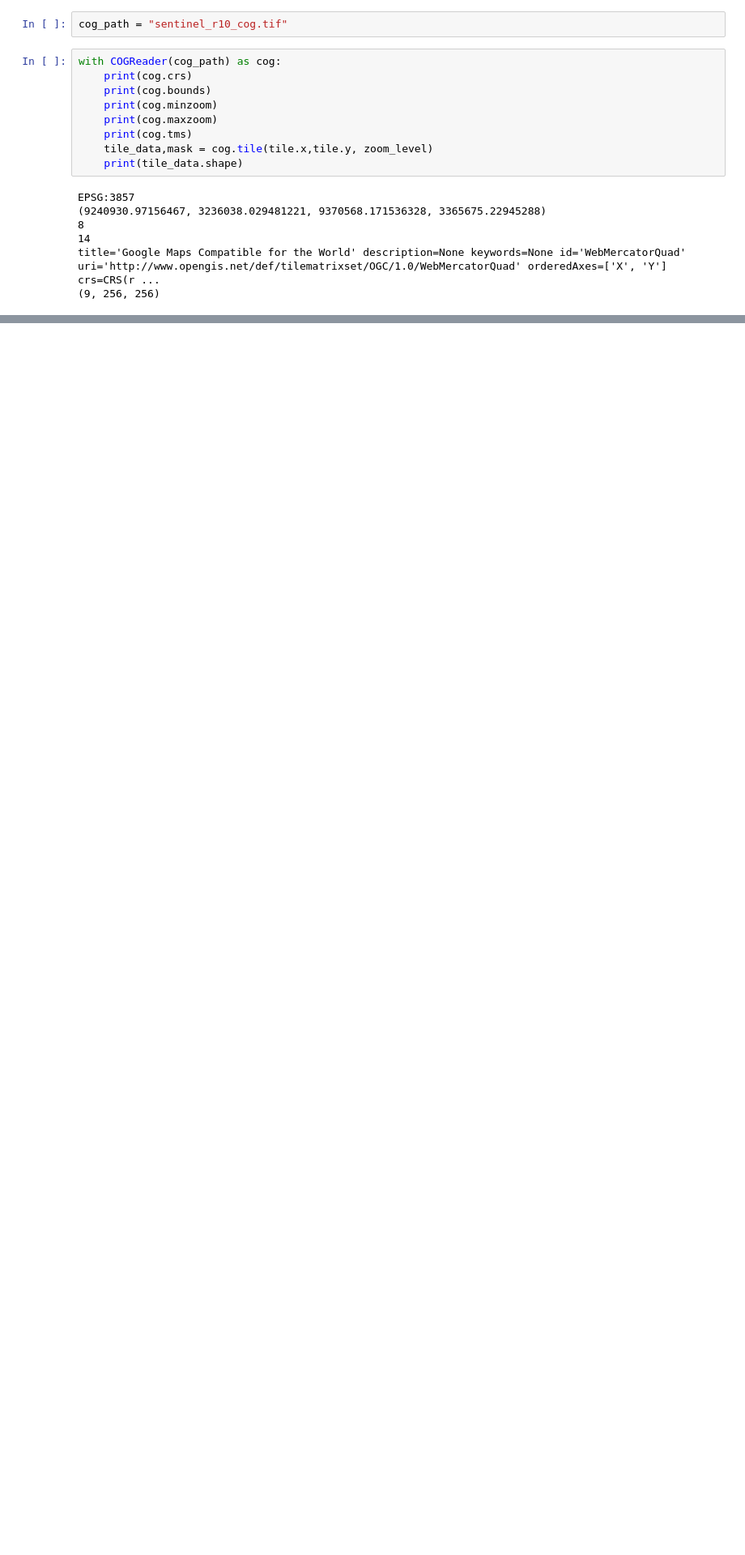
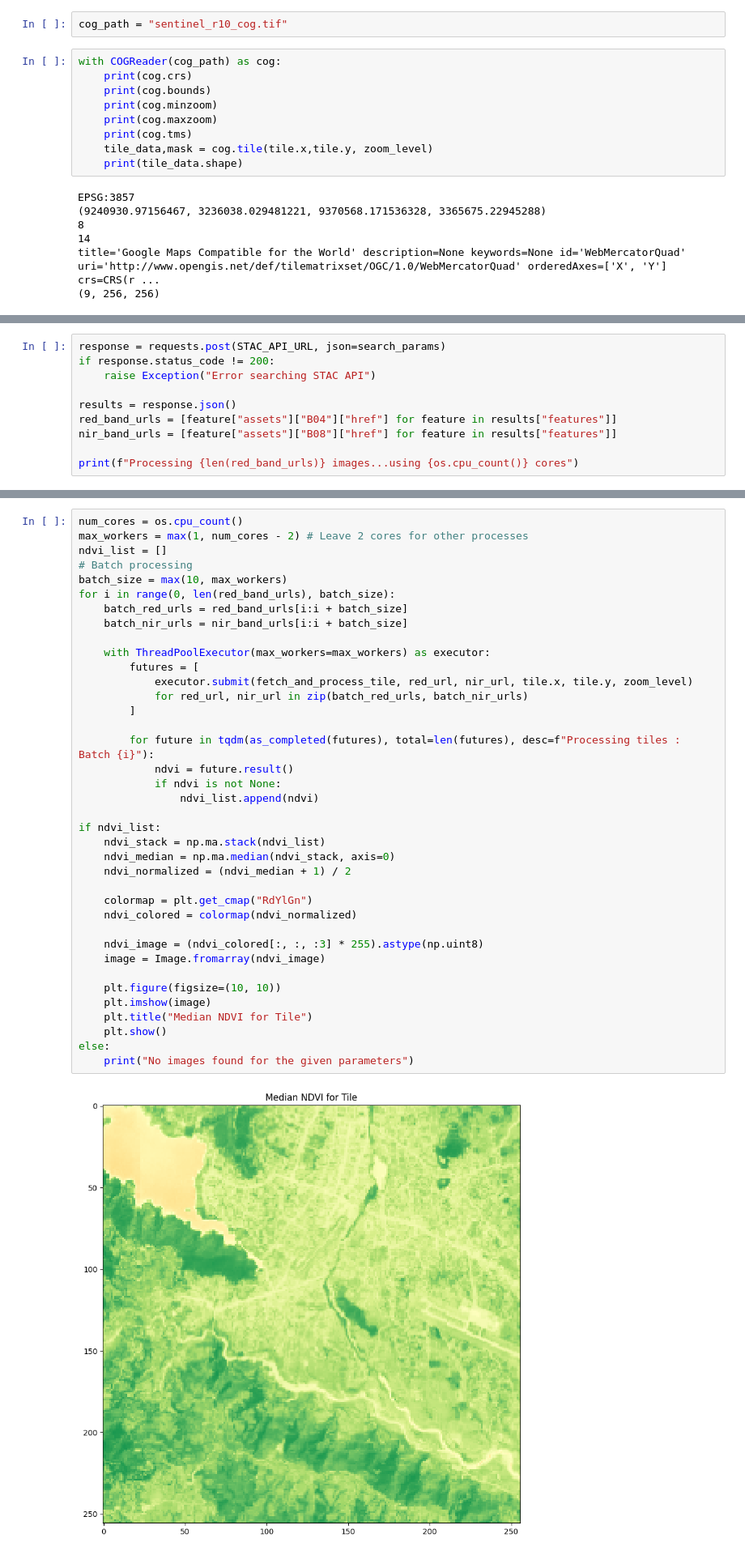
Before and after one commit to kshitijrajsharma/virtughan, a Jupyter notebook: test.ipynb, the cells around one changed output, grey strips where cells are left out. Shown at 81% size. Cells and saved outputs as stored; diff of their text form; blank space fills up the shorter version.

Commit message:
Add script for processing NDVI tiles from STAC API and update README with resources

```diff
--- a/test.ipynb
+++ b/test.ipynb
@@ -216,0 +298,10 @@ plt.show()
+# %%
+response = requests.post(STAC_API_URL, json=search_params)
+if response.status_code != 200:
+    raise Exception("Error searching STAC API")
+
+results = response.json()
+red_band_urls = [feature["assets"]["B04"]["href"] for feature in results["features"]]
+nir_band_urls = [feature["assets"]["B08"]["href"] for feature in results["features"]]
+
+print(f"Processing {len(red_band_urls)} images...using {os.cpu_count()} cores")
@@ -216,0 +310,40 @@ plt.show()
+# %%
+num_cores = os.cpu_count()
+max_workers = max(1, num_cores - 2) # Leave 2 cores for other processes
+ndvi_list = []
+# Batch processing
+batch_size = max(10, max_workers)
+for i in range(0, len(red_band_urls), batch_size):
+    batch_red_urls = red_band_urls[i:i + batch_size]
+    batch_nir_urls = nir_band_urls[i:i + batch_size]
+
+    with ThreadPoolExecutor(max_workers=max_workers) as executor:
+        futures = [
+            executor.submit(fetch_and_process_tile, red_url, nir_url, tile.x, tile.y, zoom_level)
+            for red_url, nir_url in zip(batch_red_urls, batch_nir_urls)
+        ]
+
+        for future in tqdm(as_completed(futures), total=len(futures), desc=f"Processing tiles : Batch {i}"):
+            ndvi = future.result()
+            if ndvi is not None:
+                ndvi_list.append(ndvi)
+
+if ndvi_list:
+    ndvi_stack = np.ma.stack(ndvi_list)
+    ndvi_median = np.ma.median(ndvi_stack, axis=0)
+    ndvi_normalized = (ndvi_median + 1) / 2
+
+    colormap = plt.get_cmap("RdYlGn")
+    ndvi_colored = colormap(ndvi_normalized)
+
+    ndvi_image = (ndvi_colored[:, :, :3] * 255).astype(np.uint8)
+    image = Image.fromarray(ndvi_image)
+
+    plt.figure(figsize=(10, 10))
+    plt.imshow(image)
+    plt.title("Median NDVI for Tile")
+    plt.show()
+else:
+    print("No images found for the given parameters")
+# %% [output]
+[figure, added]
```
Also changed, not shown: parts of 7 cells of this notebook, 4 other files.
